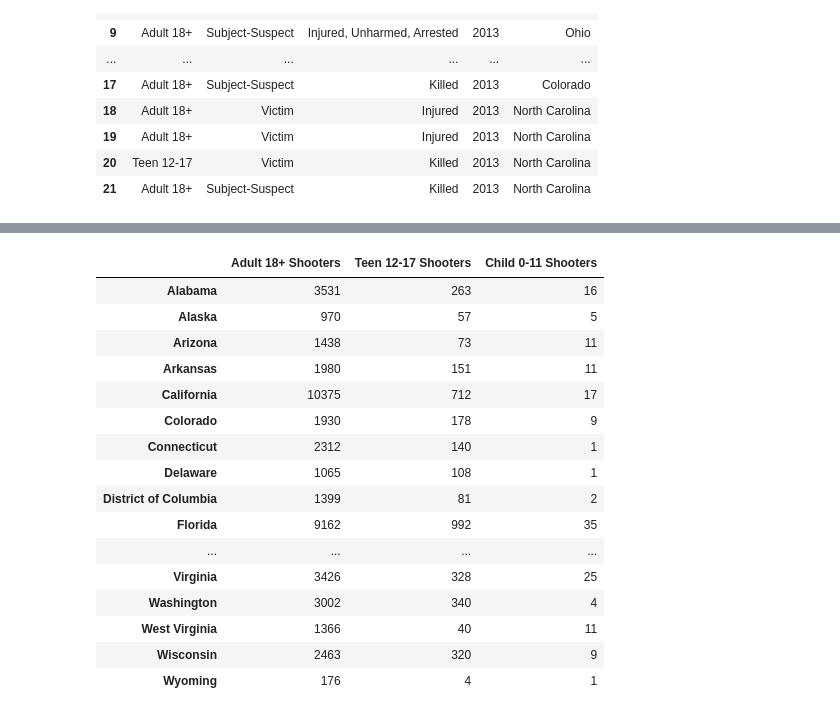
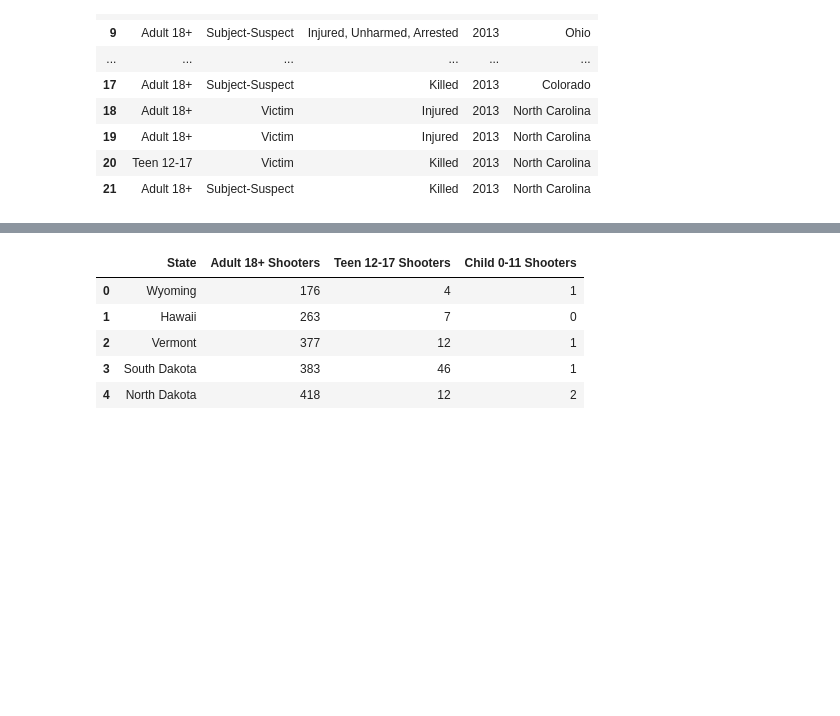
Before and after one commit to Demarsch/gun-violence, a Jupyter notebook: Code/Demography.ipynb, the cells around one changed output, grey strips where cells are left out. Drawn from its saved outputs; the diff is of its cells as text; code cells hidden in the pictures; blank space fills up the shorter version.

```diff
--- a/Code/Demography.ipynb
+++ b/Code/Demography.ipynb
@@ -114,33 +88,26 @@ new_data
 # %%
 suspect_age_groups = new_data.loc[new_data["Type"] == "Subject-Suspect"]
 adult_suspect_age_groups = suspect_age_groups.loc[new_data["Age Group"] == "Adult 18+"]
 adult_suspect_count = adult_suspect_age_groups['State Name'].value_counts()
 teen_suspect_age_groups = suspect_age_groups.loc[new_data["Age Group"] == "Teen 12-17"]
 teen_suspect_count = teen_suspect_age_groups['State Name'].value_counts()
 child_suspect_age_groups = suspect_age_groups.loc[new_data["Age Group"] == "Child 0-11"]
 child_suspect_count = child_suspect_age_groups['State Name'].value_counts()
 
 suspect_df = pd.DataFrame({"Adult 18+ Shooters":adult_suspect_count,
                 "Teen 12-17 Shooters":teen_suspect_count,
                   "Child 0-11 Shooters":child_suspect_count})
 
-suspect_df.fillna("0", inplace=True)
-suspect_df
+suspect_df.fillna(0, inplace=True)
+suspect_df['Child 0-11 Shooters'] = suspect_df['Child 0-11 Shooters'].astype(int)
+suspect_df = suspect_df.reset_index()
+
+suspect_df = suspect_df.rename(columns={'index':'State'}).sort_values('Adult 18+ Shooters').reset_index(drop = True)
+suspect_df.head()
 # %% [output]
-|  | Adult 18+ Shooters | Teen 12-17 Shooters | Child 0-11 Shooters |
-| Alabama | 3531 | 263 | 16 |
-| Alaska | 970 | 57 | 5 |
-| Arizona | 1438 | 73 | 11 |
-| Arkansas | 1980 | 151 | 11 |
-| California | 10375 | 712 | 17 |
-| Colorado | 1930 | 178 | 9 |
-| Connecticut | 2312 | 140 | 1 |
-| Delaware | 1065 | 108 | 1 |
-| District of Columbia | 1399 | 81 | 2 |
-| Florida | 9162 | 992 | 35 |
-| ... | ... | ... | ... |
-| Virginia | 3426 | 328 | 25 |
-| Washington | 3002 | 340 | 4 |
-| West Virginia | 1366 | 40 | 11 |
-| Wisconsin | 2463 | 320 | 9 |
-| Wyoming | 176 | 4 | 1 |
+|  | State | Adult 18+ Shooters | Teen 12-17 Shooters | Child 0-11 Shooters |
+| 0 | Wyoming | 176 | 4 | 1 |
+| 1 | Hawaii | 263 | 7 | 0 |
+| 2 | Vermont | 377 | 12 | 1 |
+| 3 | South Dakota | 383 | 46 | 1 |
+| 4 | North Dakota | 418 | 12 | 2 |
```
Also changed, not shown: parts of 8 cells of this notebook.
